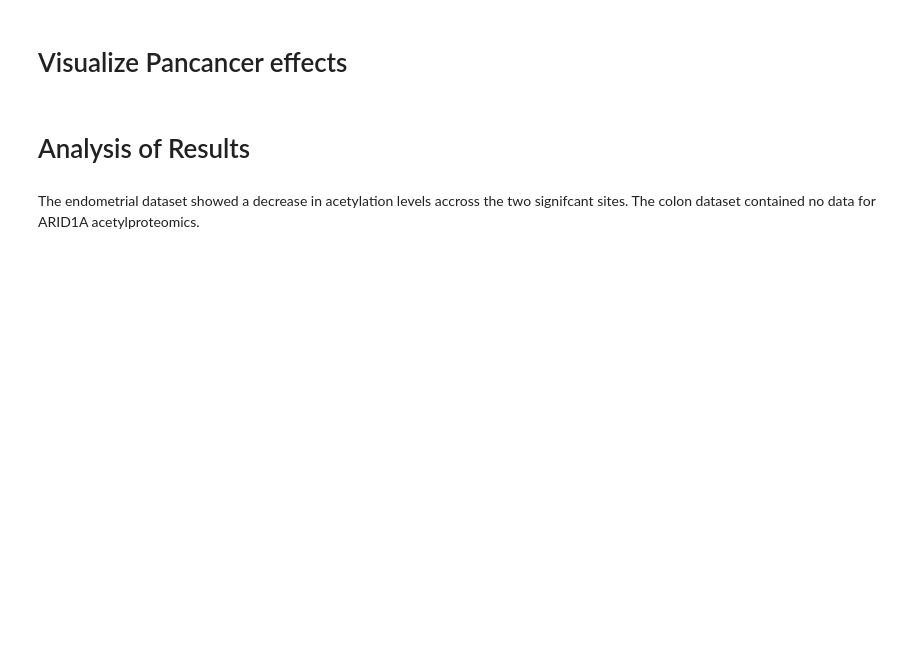
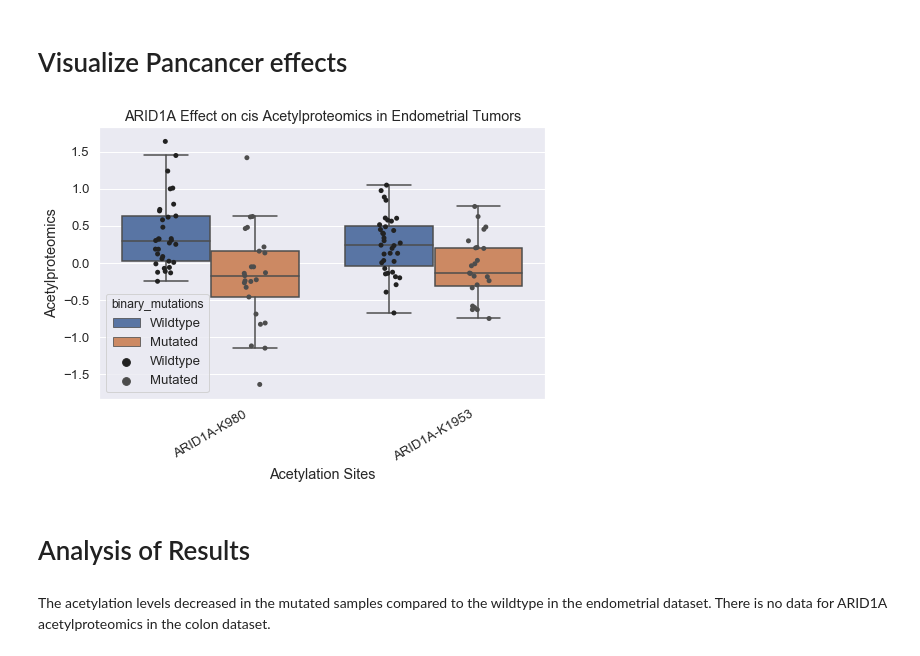
Before and after one commit to PayneLab/WhenMutationsMatter, a Jupyter notebook: Protein Notebooks/ARID1A/ARID1A_cis_acetylproteomics.ipynb, the cells around one changed output. Cells and saved outputs as stored; diff of their text form; code cells hidden in the pictures; blank space fills up the shorter version.

```diff
--- a/Protein Notebooks/ARID1A/ARID1A_cis_acetylproteomics.ipynb
+++ b/Protein Notebooks/ARID1A/ARID1A_cis_acetylproteomics.ipynb
@@ -141,19 +138,21 @@ Acetylproteomics dataframe is not included in the colon dataset. Not possible to
 # Visualize Pancancer effects
 # %%
 # Step 5 - Create boxplot to compare wildtype and mutated effect on omics data
-plt.rcParams['figure.figsize']=(10,8) #size of plot
-sns.set(font_scale = 1.5)
-en_cis_boxplot = sns.boxplot(data = all_data, x = 'specific_acetyl', y = 'acetylproteomics', hue = 'binary_mutations',
+plt.rcParams['figure.figsize']=(8,5) #size of plot
+sns.set(font_scale = 1.2)
+en_cis_boxplot = sns.boxplot(data = sig_acetyl_df, x = 'specific_acetyl', y = 'acetylproteomics', hue = 'binary_mutations',
                              hue_order = ["Wildtype","Mutated"], showfliers = False)
 en_cis_boxplot.set_title(gene + " Effect on cis Acetylproteomics in Endometrial Tumors")
-en_cis_boxplot = sns.stripplot(data= all_data, x = 'specific_acetyl', y = 'acetylproteomics', hue = 'binary_mutations',
+en_cis_boxplot = sns.stripplot(data= sig_acetyl_df, x = 'specific_acetyl', y = 'acetylproteomics', hue = 'binary_mutations',
                                hue_order = ["Wildtype","Mutated"], jitter = True, color = ".3", dodge = True)
 en_cis_boxplot.set(xlabel = 'Acetylation Sites', ylabel = "Acetylproteomics")
 en_cis_boxplot.set_xticklabels(en_cis_boxplot.get_xticklabels(), rotation = 30)
 plt.show()
 plt.clf()
 plt.close()
+# %% [output]
+[figure, added]
 # %% [markdown]
 # Analysis of Results
-# %% [markdown]
-The endometrial dataset showed a decrease in acetylation levels accross the two signifcant sites. The colon dataset contained no data for ARID1A acetylproteomics.
+# %% [markdown]
+The acetylation levels decreased in the mutated samples compared to the wildtype in the endometrial dataset. There is no data for ARID1A acetylproteomics in the colon dataset.
```
Also changed, not shown: parts of 7 cells of this notebook, 1 other file.
